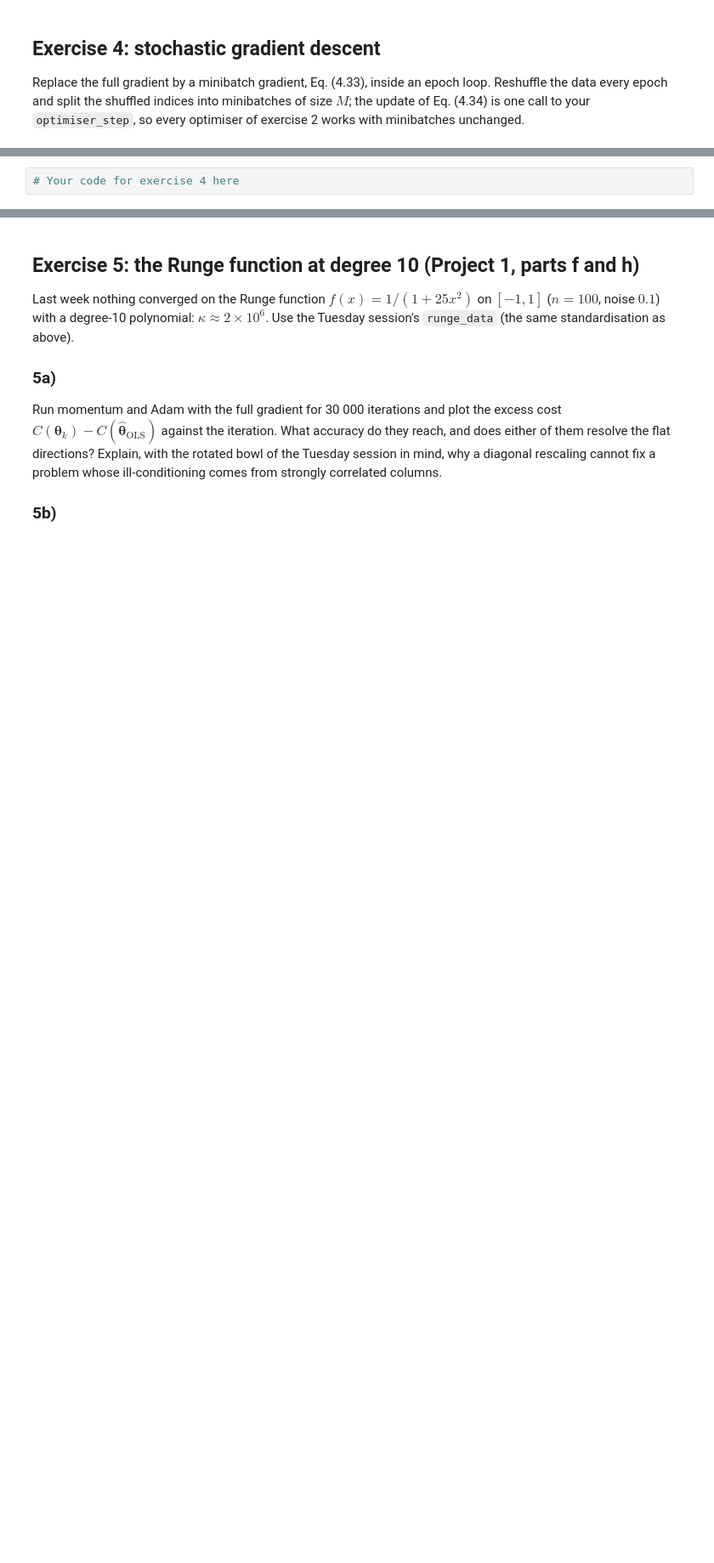
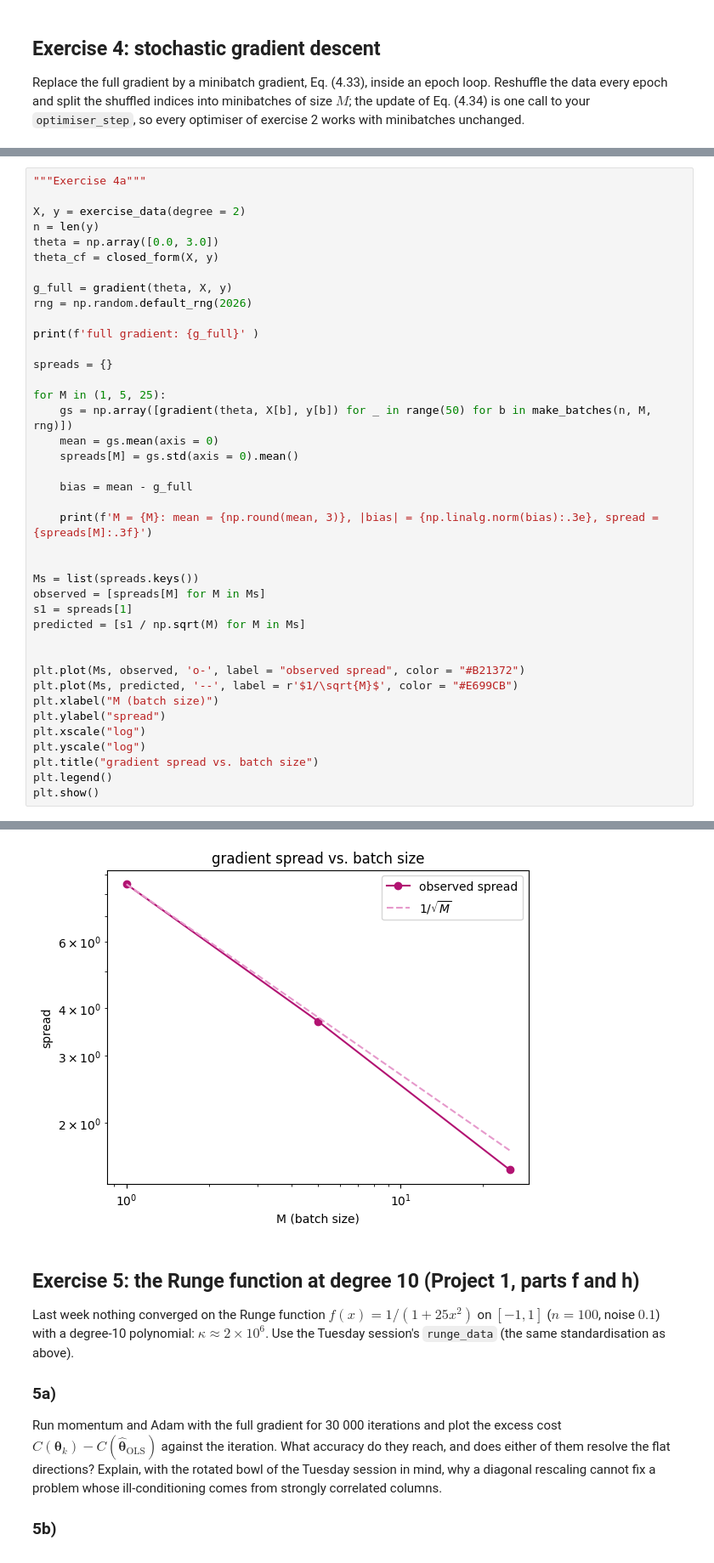
Before and after one commit to nillescorner/FYS-STK4155-Group, a Jupyter notebook: WeeklyTasks/exercisesweek38.ipynb, the cells around one changed output, grey strips where cells are left out. Shown at 85% size. Drawn from its saved outputs; the diff is of its cells as text; blank space fills up the shorter version.

```diff
--- a/WeeklyTasks/exercisesweek38.ipynb
+++ b/WeeklyTasks/exercisesweek38.ipynb
@@ -434,4 +434,43 @@ Combine SGD with Adam on the degree-5 data ($M = 5$, $\gamma \in \{0.01, 0.05\}$
 comes closest to the closed-form solution, and which one fails? This is the
 setting of Project 1, part h).
 # %%
-# Your code for exercise 4 here
+"""Exercise 4a"""
+
+X, y = exercise_data(degree = 2)
+n = len(y)
+theta = np.array([0.0, 3.0])
+theta_cf = closed_form(X, y)
+
+g_full = gradient(theta, X, y)
+rng = np.random.default_rng(2026)
+
+print(f'full gradient: {g_full}' )
+
+spreads = {}
+
+for M in (1, 5, 25):
+    gs = np.array([gradient(theta, X[b], y[b]) for _ in range(50) for b in make_batches(n, M, rng)])
+    mean = gs.mean(axis = 0)
+    spreads[M] = gs.std(axis = 0).mean()
+
+    bias = mean - g_full
+
+    print(f'M = {M}: mean = {np.round(mean, 3)}, |bias| = {np.linalg.norm(bias):.3e}, spread = {spreads[M]:.3f}')
+
+
+Ms = list(spreads.keys())
+observed = [spreads[M] for M in Ms]
+s1 = spreads[1]
+predicted = [s1 / np.sqrt(M) for M in Ms]
+
+
+plt.plot(Ms, observed, 'o-', label = "observed spread", color = "#B21372")
+plt.plot(Ms, predicted, '--', label = r'$1/\sqrt{M}$', color = "#E699CB")
+plt.xlabel("M (batch size)")
+plt.ylabel("spread")
+plt.xscale("log")
+plt.yscale("log")
+plt.title("gradient spread vs. batch size")
+plt.legend()
+plt.show()
+# %% [output]
@@ -438,3 +481,4 @@ setting of Project 1, part h).
+[figure, added]
 # %% [markdown]
 ## Exercise 5: the Runge function at degree 10 (Project 1, parts f and h)
 
```
Also changed, not shown: parts of 5 cells of this notebook.
